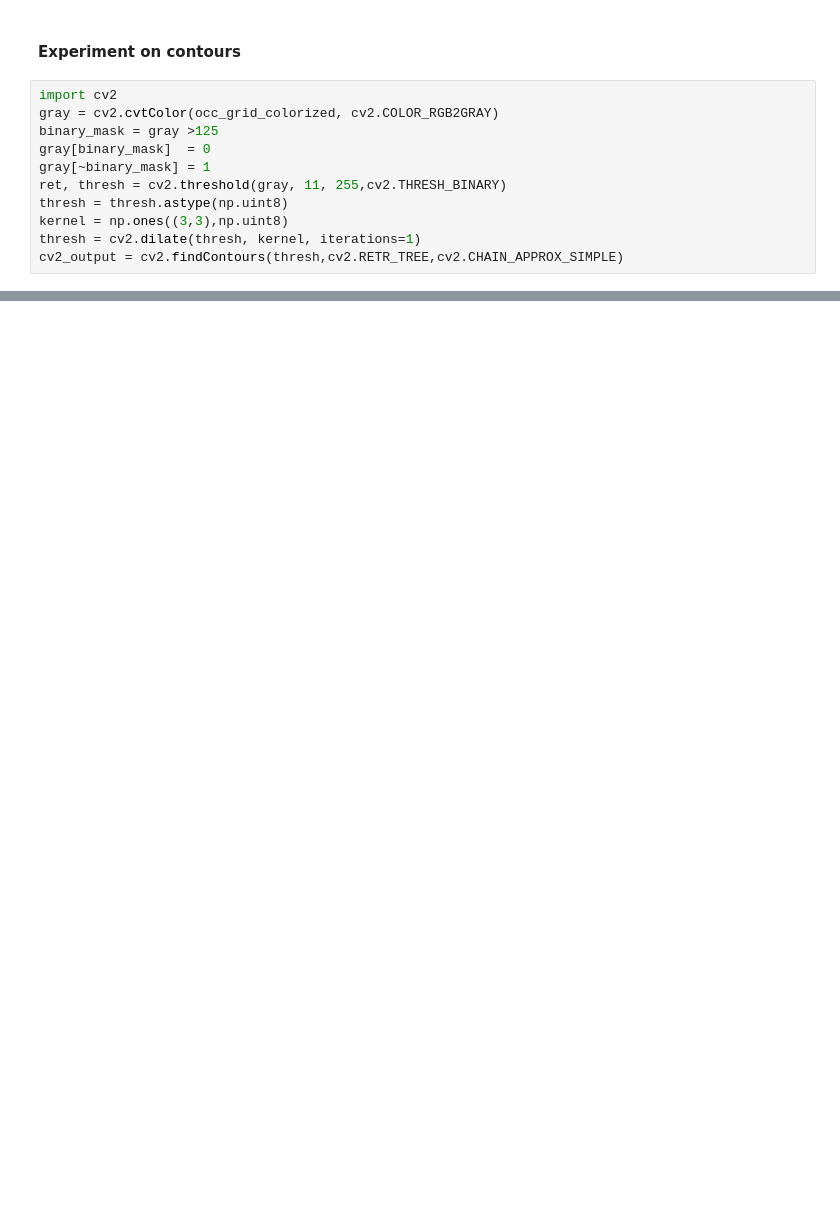
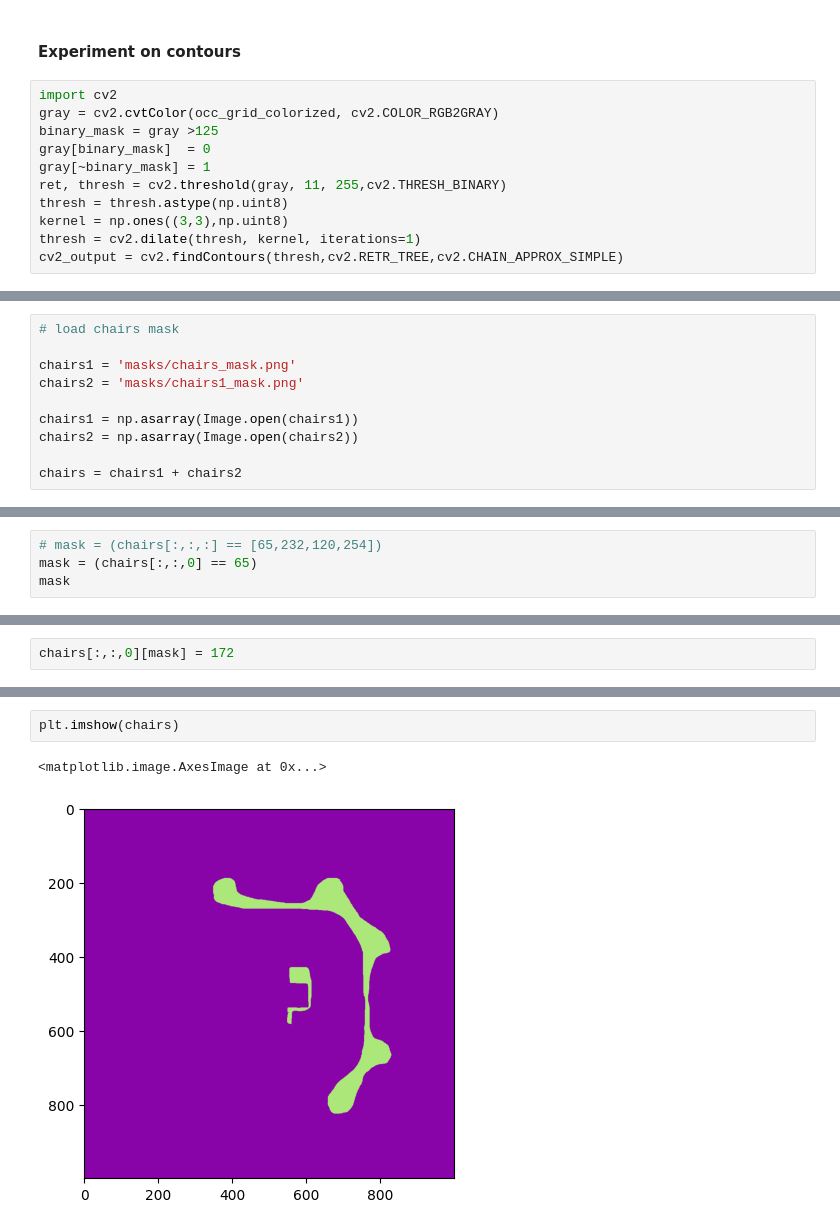
Before and after one commit to farishajdarpasic/MSR_Project, a Jupyter notebook: Code/project.ipynb, the cells around one changed output, grey strips where cells are left out. Drawn from its saved outputs; the diff is of its cells as text; blank space fills up the shorter version.

```diff
--- a/Code/project.ipynb
+++ b/Code/project.ipynb
@@ -724,0 +607,10 @@ plt.plot(*poly.exterior.xy)
+# %%
+# load chairs mask
+
+chairs1 = 'masks/chairs_mask.png'
+chairs2 = 'masks/chairs1_mask.png'
+
+chairs1 = np.asarray(Image.open(chairs1))
+chairs2 = np.asarray(Image.open(chairs2))
+
+chairs = chairs1 + chairs2
@@ -724,0 +633,4 @@ plt.plot(*poly.exterior.xy)
+# %%
+# mask = (chairs[:,:,:] == [65,232,120,254])
+mask = (chairs[:,:,0] == 65)
+mask
@@ -724,0 +649,2 @@ plt.plot(*poly.exterior.xy)
+# %%
+chairs[:,:,0][mask] = 172
@@ -724,0 +661,5 @@ plt.plot(*poly.exterior.xy)
+# %%
+plt.imshow(chairs)
+# %% [output]
+<matplotlib.image.AxesImage at 0x...>
+[figure, added]
```
Also changed, not shown: parts of 25 cells of this notebook, 56 other files.
